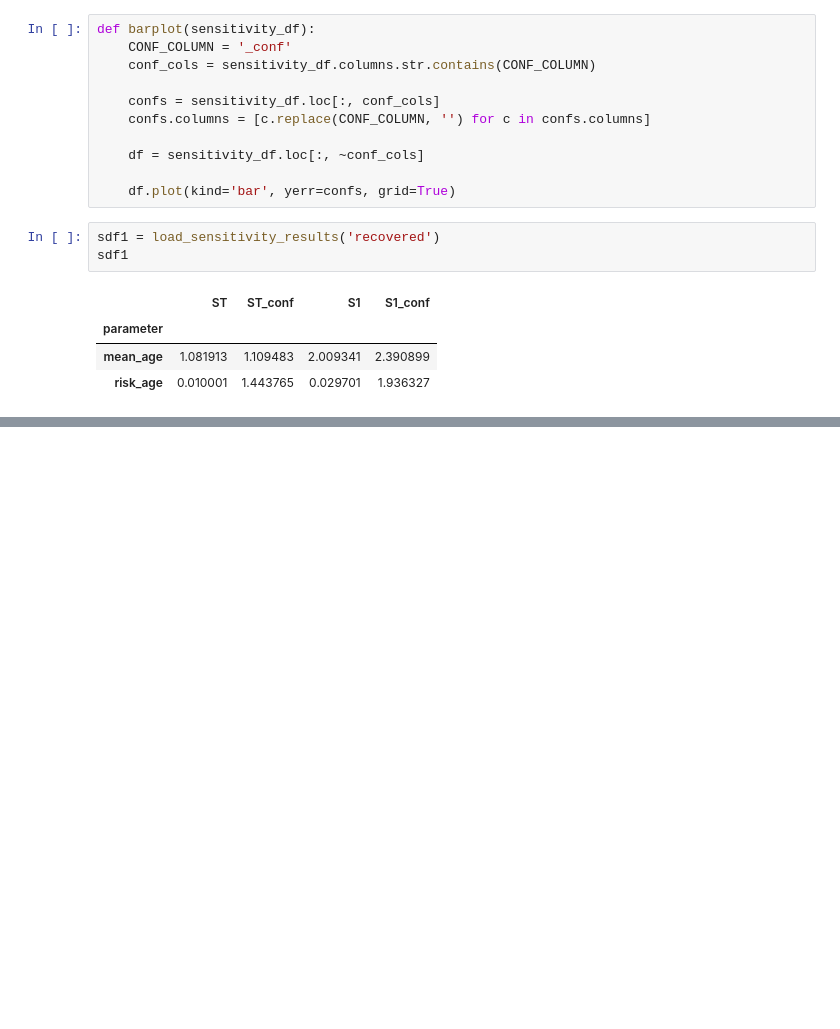
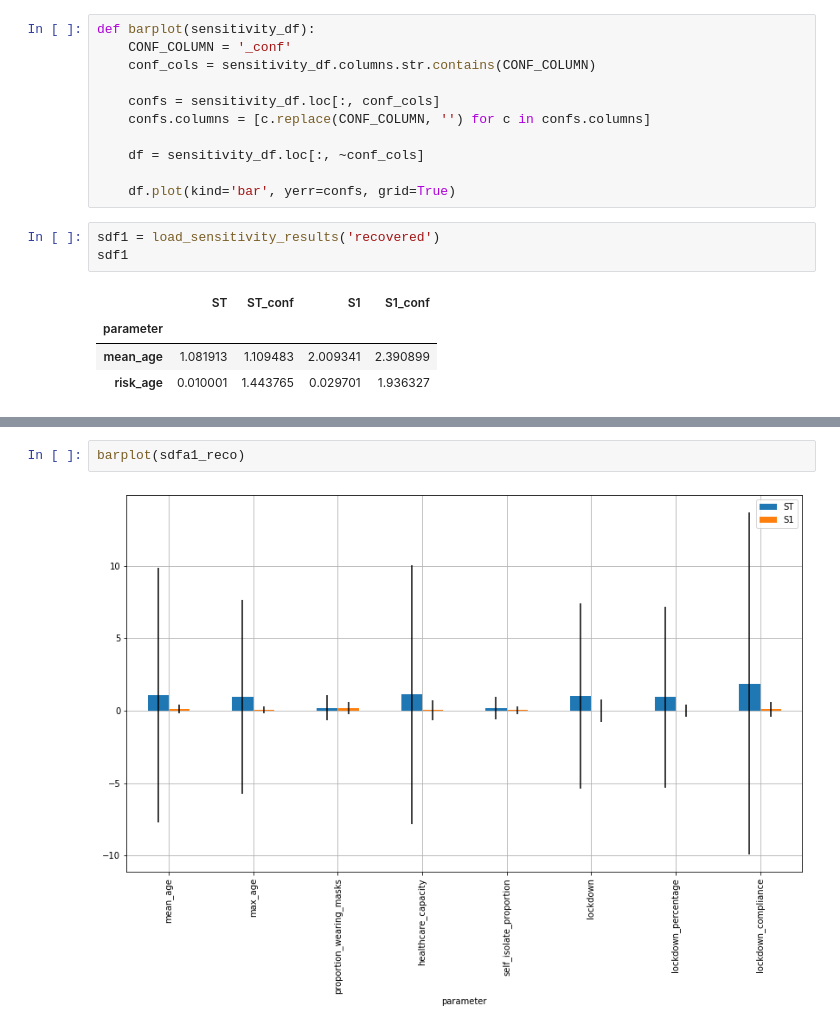
Before and after one commit to kaskadz/python_corona_simulation, a Jupyter notebook: SensitivityAnalysis.ipynb, the cells around one changed output, grey strips where cells are left out. Saved outputs shown, nothing was run; the diff lists cells and outputs as text; blank space fills up the shorter version.

```diff
--- a/SensitivityAnalysis.ipynb
+++ b/SensitivityAnalysis.ipynb
@@ -41,0 +68,4 @@ barplot(sdf1)
+# %%
+barplot(sdfa1_reco)
+# %% [output]
+[figure, added]
```
Also changed, not shown: parts of 5 cells of this notebook, 3 other files.
